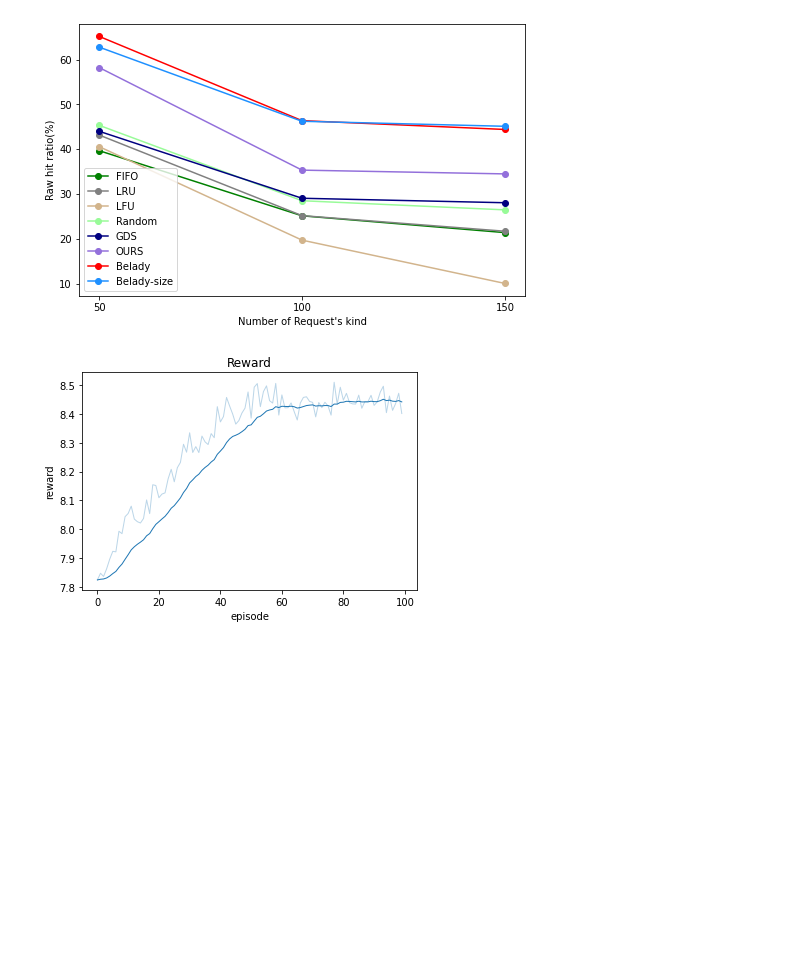
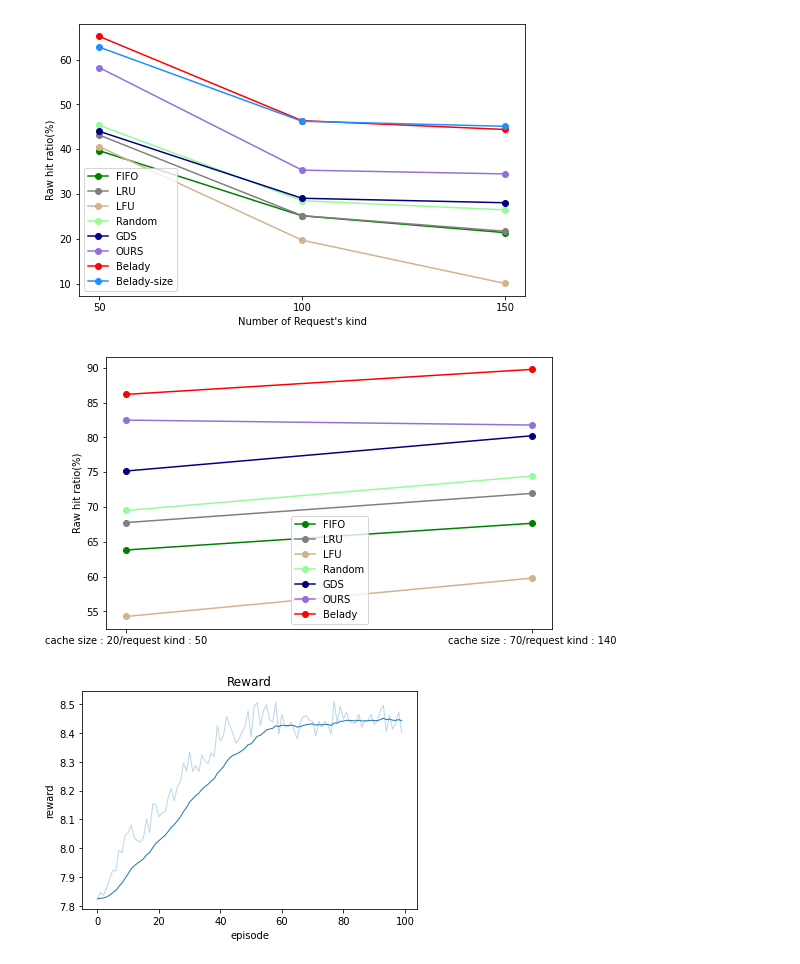
Before and after one commit to ice1757/dqn-cache-replacement, a Jupyter notebook: draw_.ipynb, the cells around one changed output. Saved outputs shown, nothing was run; the diff lists cells and outputs as text; code cells hidden in the pictures; blank space fills up the shorter version.

```diff
--- a/draw_.ipynb
+++ b/draw_.ipynb
@@ -533,6 +533,45 @@ plt.savefig("./fig/"+save_path+".png", dpi=500, bbox_inches='tight', facecolor=
 plt.show()
 # %% [output]
 [figure]
+# %%
+import numpy as np
+import matplotlib as mpl
+import matplotlib.pyplot as plt
+
+save_path = "q9compare"
+
+s = ["cache size : 20/request kind : 50", "cache size : 70/request kind : 140"]
+
+
+fifo = [63.82, 67.66]
+lru =  [67.76, 71.96]
+lfu =  [54.26, 59.77]
+random = [69.50, 74.45]
+gds = [75.18, 80.25]
+dqn =  [82.50, 81.79]
+belady = [86.20, 89.80]
+# 67.66, 71.96, 59.77, 74.45, 80.25, 81.79, 89.80
+plt.figure(figsize=(8,5), facecolor=(1,1,1,1))
+plt.title('')
+plt.plot(s, fifo, color='green', label='FIFO', marker= 'o')
+plt.plot(s, lru, color='gray', label='LRU', marker= 'o')
+plt.plot(s, lfu, color='tan', label='LFU', marker= 'o')
+plt.plot(s, random, color='palegreen', label='Random', marker= 'o')
+plt.plot(s, gds, color='navy', label='GDS', marker= 'o')
+plt.plot(s, dqn, color='mediumpurple', label='OURS', marker= 'o')
+plt.plot(s, belady, color='red', label='Belady', marker= 'o')
+
+
+plt.legend()
+
+# plt.xlabel('Cache Size')
+plt.ylabel('Raw hit ratio(%)')
+# plt.savefig("./fig/"+save_path+".png", facecolor= (1,1,1,1))
+# plt.savefig("./fig/"+save_path+".png", dpi=500, bbox_inches='tight', facecolor= (1,1,1,1))
+
+plt.show()
+# %% [output]
+[figure, added]
 # %%
 import numpy as np
 import matplotlib.pyplot as plt
```
Also changed, not shown: 9 other files.
